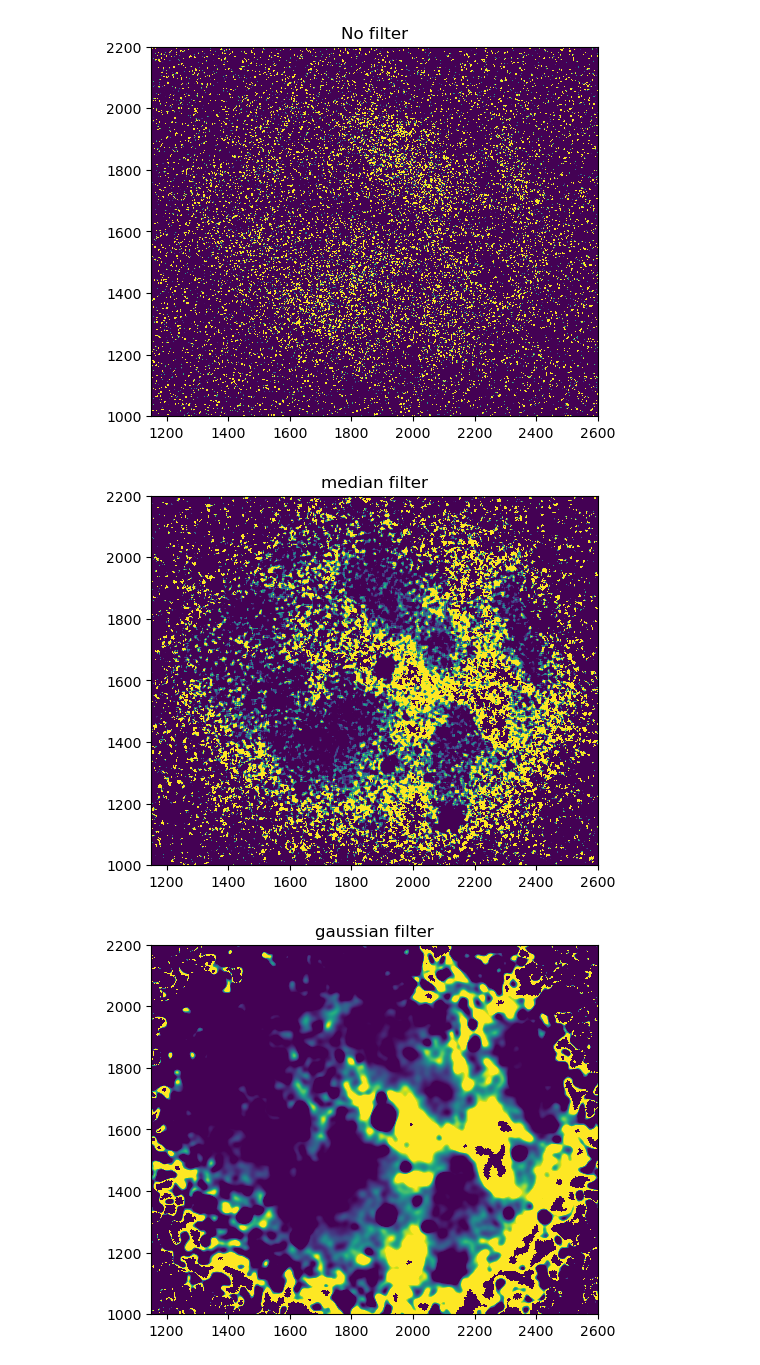
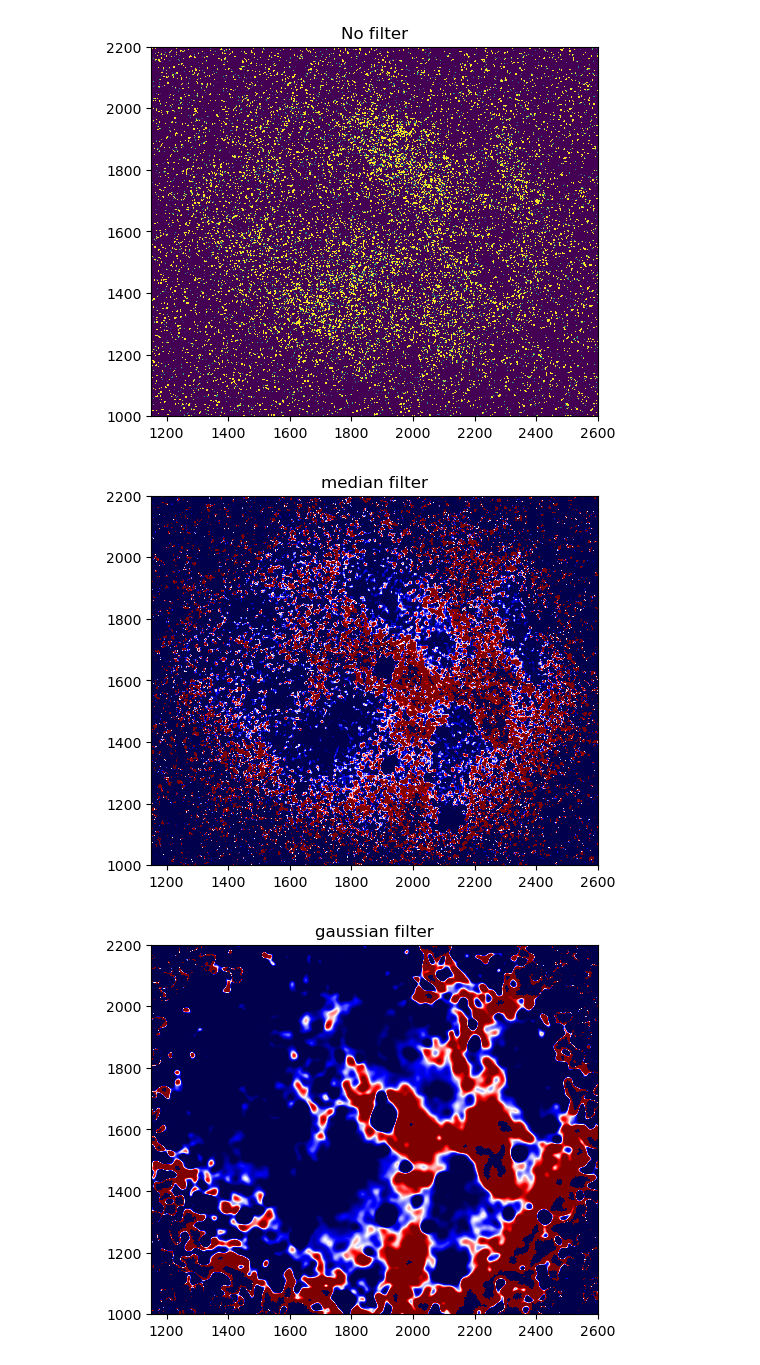
Before and after one commit to robertoinfurna/lab_TOBI_telescope, a Jupyter notebook: noise_estimation.ipynb, the cells around one changed output. Saved outputs shown, nothing was run; the diff lists cells and outputs as text; code cells hidden in the pictures.

```diff
--- a/noise_estimation.ipynb
+++ b/noise_estimation.ipynb
@@ -196,17 +376,17 @@ plt.show()
 [figure]
 # %%
 plt.title("median filter")
-plt.imshow(median_filter['Ha']/median_filter['Hb'], cmap='viridis',clim=[3,5],origin='lower')
+plt.imshow(median_filter['Ha']/median_filter['Hb'], cmap='seismic',clim=[3,5],origin='lower')
 plt.xlim(1150,2600)
 plt.ylim(1000,2200)
 plt.show()
 # %% [output]
-[figure, old version]
+[figure, new version]
 # %%
 plt.title("gaussian filter")
-plt.imshow(gaussian_filter['Ha']/gaussian_filter['Hb'], cmap='viridis',clim=[3,5],origin='lower')
+plt.imshow(gaussian_filter['Ha']/gaussian_filter['Hb'], cmap='seismic',clim=[3,5],origin='lower')
 plt.xlim(1150,2600)
 plt.ylim(1000,2200)
 plt.show()
 # %% [output]
-[figure, old version]
+[figure, new version]
```
Also changed, not shown: parts of 10 cells of this notebook, 1 other file.
